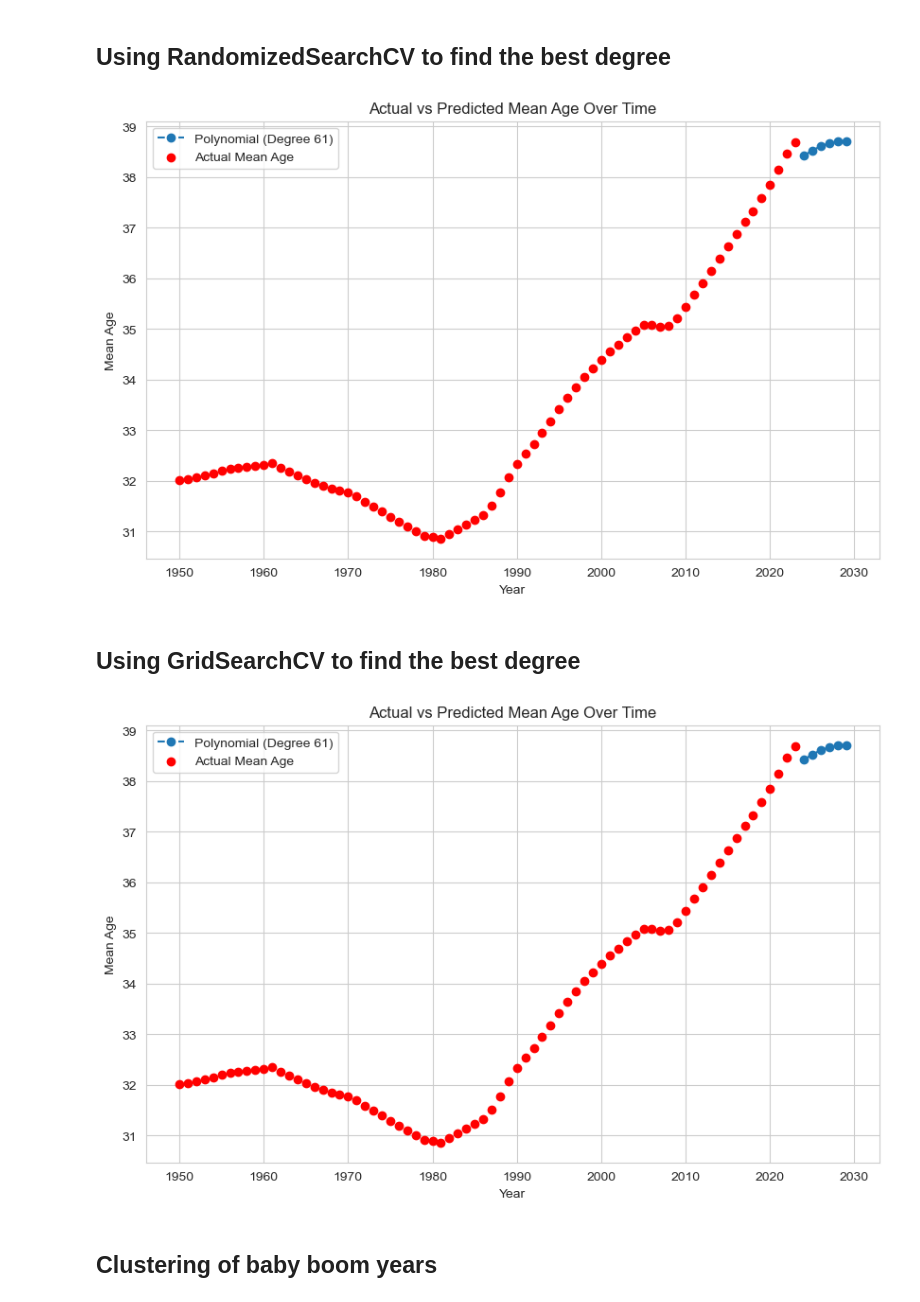
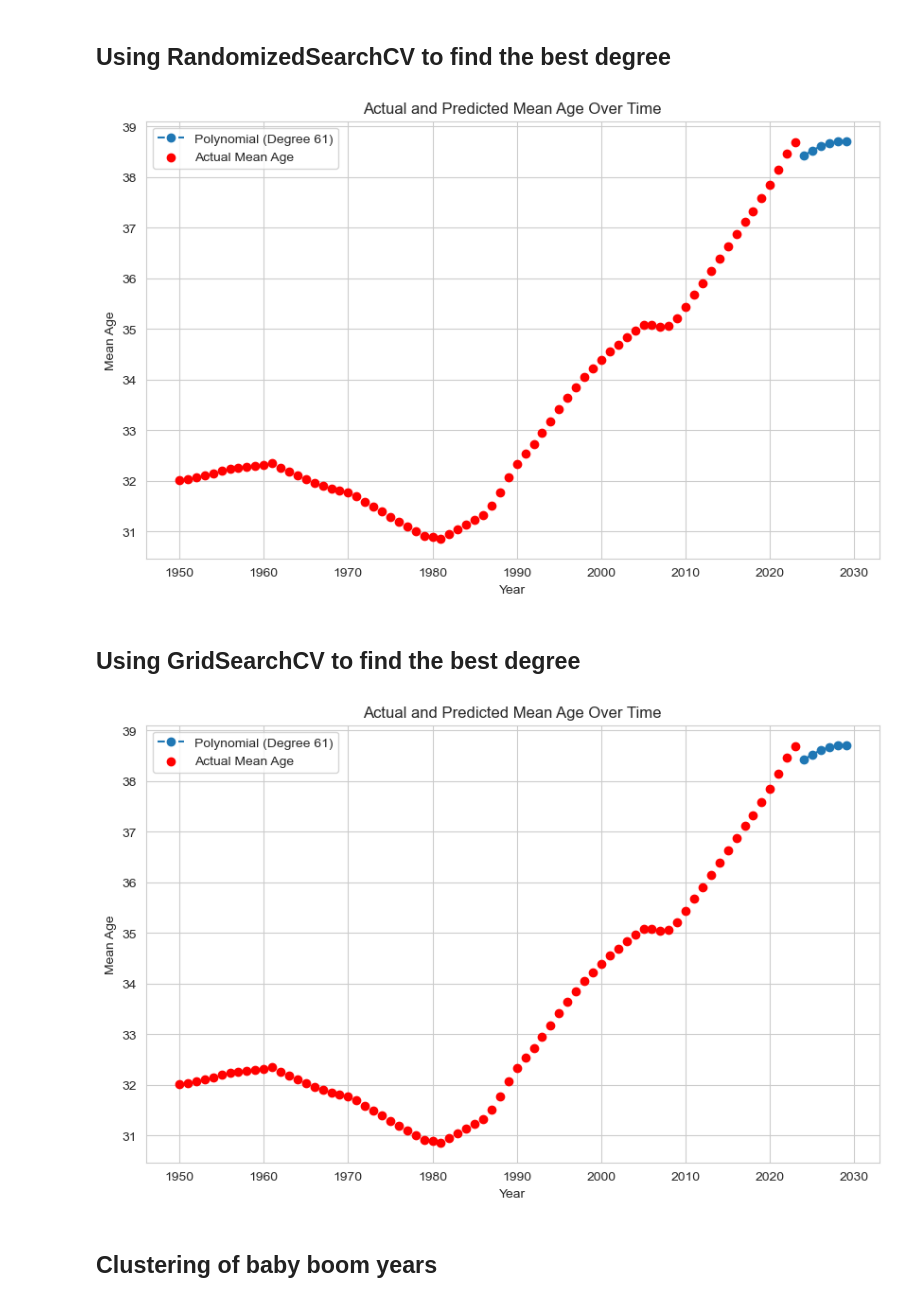
Before and after one commit to IlliaFadieiev/CA1, a Jupyter notebook: CA_main.ipynb, the cells around one changed output. Drawn from its saved outputs; the diff is of its cells as text; code cells hidden in the pictures.

```diff
--- a/CA_main.ipynb
+++ b/CA_main.ipynb
@@ -461,35 +464,35 @@ def plot_predictions_with_best_degree(best_degree, calculated_mean_age_df, inclu
     model_poly = make_pipeline(PolynomialFeatures(degree=best_degree, include_bias=False), LinearRegression())
     model_poly.fit(X, y)
     predicted_mean_age_poly = model_poly.predict(future_years_df)
     plt.plot(future_years_df['Year'], predicted_mean_age_poly, label=f'Polynomial (Degree {best_degree})', linestyle='--', marker='o')
 
     plt.scatter(calculated_mean_age_df['Year'], calculated_mean_age_df['Mean Age'], label='Actual Mean Age', color='red')
 
     plt.xlabel('Year')
     plt.ylabel('Mean Age')
-    plt.title('Actual vs Predicted Mean Age Over Time')
+    plt.title('Actual and Predicted Mean Age Over Time')
     plt.legend()
     plt.show()
 
 def find_best_degree_randomized_search(X, y):
     param_dist = {'polynomialfeatures__degree': randint(1, 92)}
 
     model_poly = make_pipeline(PolynomialFeatures(include_bias=False), LinearRegression())
 
     random_search = RandomizedSearchCV(model_poly, param_distributions=param_dist, n_iter=20, cv=5, scoring='neg_mean_squared_error', random_state=42)
     random_search.fit(X, y)
 
     best_degree = random_search.best_params_['polynomialfeatures__degree']
 
     return best_degree
 
 X = calculated_mean_age_df[['Year']]
 y = calculated_mean_age_df['Mean Age']
 
 best_degree = find_best_degree_randomized_search(X, y)
 plot_predictions_with_best_degree(best_degree, calculated_mean_age_df, include_linear_regression=False)
 # %% [output]
-[figure, old version]
+[figure, new version]
 # %% [markdown]
 ## Using GridSearchCV to find the best degree
 # %%
@@ -520,7 +523,7 @@ def plot_predictions_with_best_degree(best_degree, calculated_mean_age_df, inclu
 
     plt.xlabel('Year')
     plt.ylabel('Mean Age')
-    plt.title('Actual vs Predicted Mean Age Over Time')
+    plt.title('Actual and Predicted Mean Age Over Time')
     plt.legend()
     plt.show()
 
@@ -542,7 +545,7 @@ y = calculated_mean_age_df['Mean Age']
 best_degree = find_best_degree_grid_search(X, y)
 plot_predictions_with_best_degree(best_degree, calculated_mean_age_df, include_linear_regression=False)
 # %% [output]
-[figure, old version]
+[figure, new version]
 # %% [markdown]
 ## Clustering of baby boom years
 # %%
```
Also changed, not shown: parts of 32 cells of this notebook, 2 other files.
